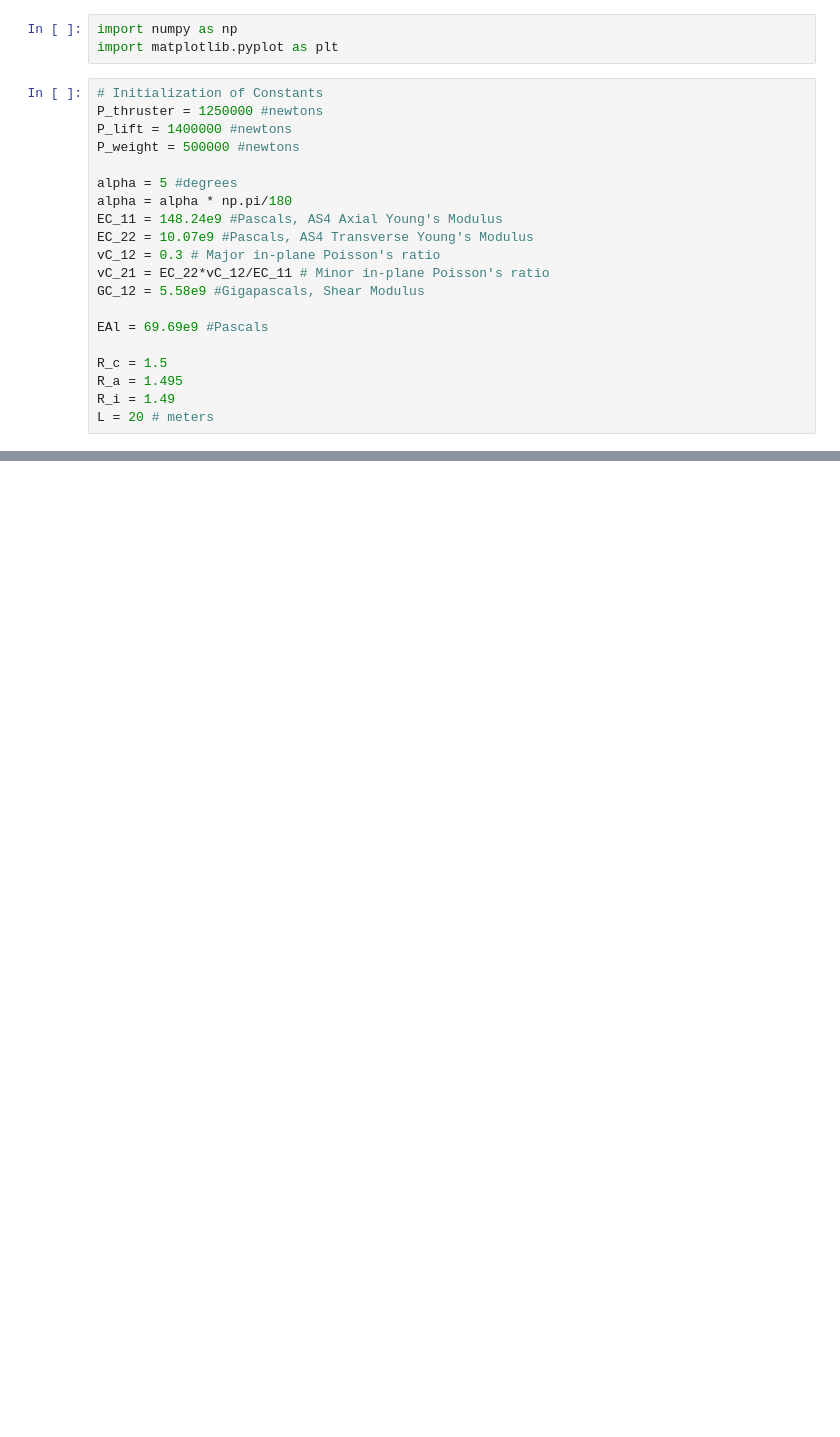
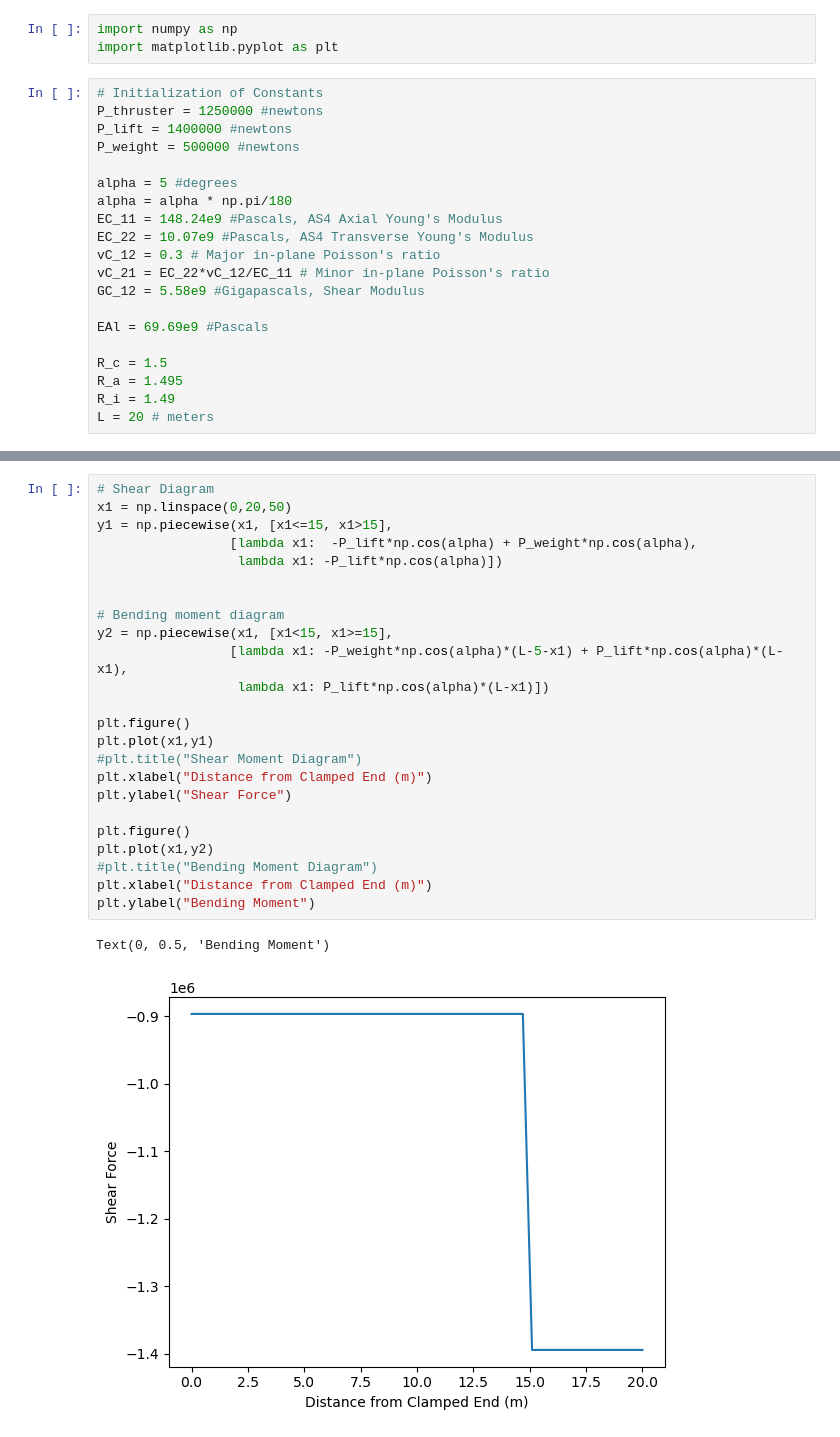
Before and after one commit to ndrichmond/EAE135Project2, a Jupyter notebook: main.ipynb, the cells around one changed output, grey strips where cells are left out. Saved outputs shown, nothing was run; the diff lists cells and outputs as text; blank space fills up the shorter version.

```diff
--- a/main.ipynb
+++ b/main.ipynb
@@ -99,0 +103,27 @@ Value of H_33 is:  6102313101.191694
+# %%
+# Shear Diagram
+x1 = np.linspace(0,20,50)
+y1 = np.piecewise(x1, [x1<=15, x1>15],
+                 [lambda x1:  -P_lift*np.cos(alpha) + P_weight*np.cos(alpha),
+                  lambda x1: -P_lift*np.cos(alpha)])
+
+
+# Bending moment diagram
+y2 = np.piecewise(x1, [x1<15, x1>=15],
+                 [lambda x1: -P_weight*np.cos(alpha)*(L-5-x1) + P_lift*np.cos(alpha)*(L-x1),
+                  lambda x1: P_lift*np.cos(alpha)*(L-x1)])
+
+plt.figure()
+plt.plot(x1,y1)
+#plt.title("Shear Moment Diagram")
+plt.xlabel("Distance from Clamped End (m)")
+plt.ylabel("Shear Force")
+
+plt.figure()
+plt.plot(x1,y2)
+#plt.title("Bending Moment Diagram")
+plt.xlabel("Distance from Clamped End (m)")
+plt.ylabel("Bending Moment")
+# %% [output]
+Text(0, 0.5, 'Bending Moment')
+[figure, added]
```
Also changed, not shown: parts of 2 cells of this notebook.
